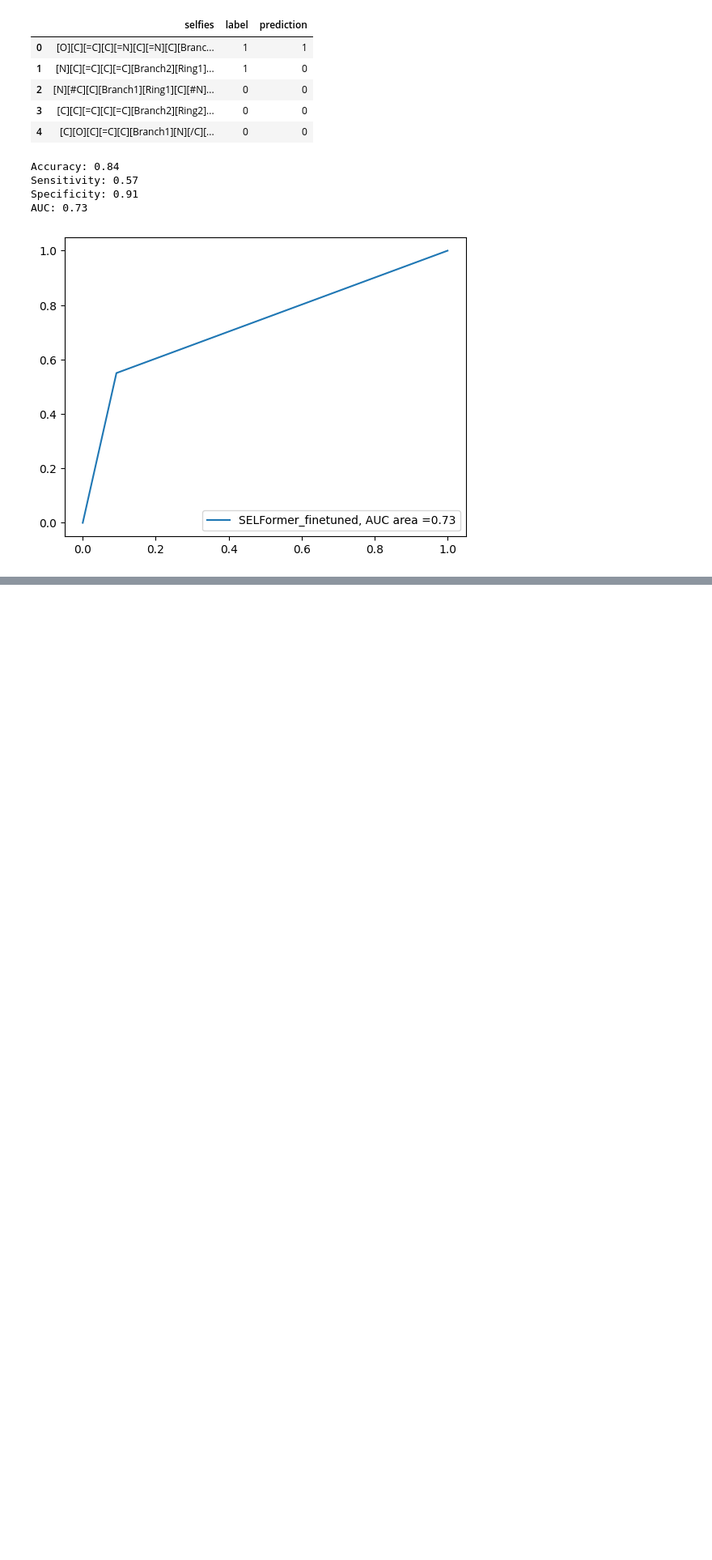
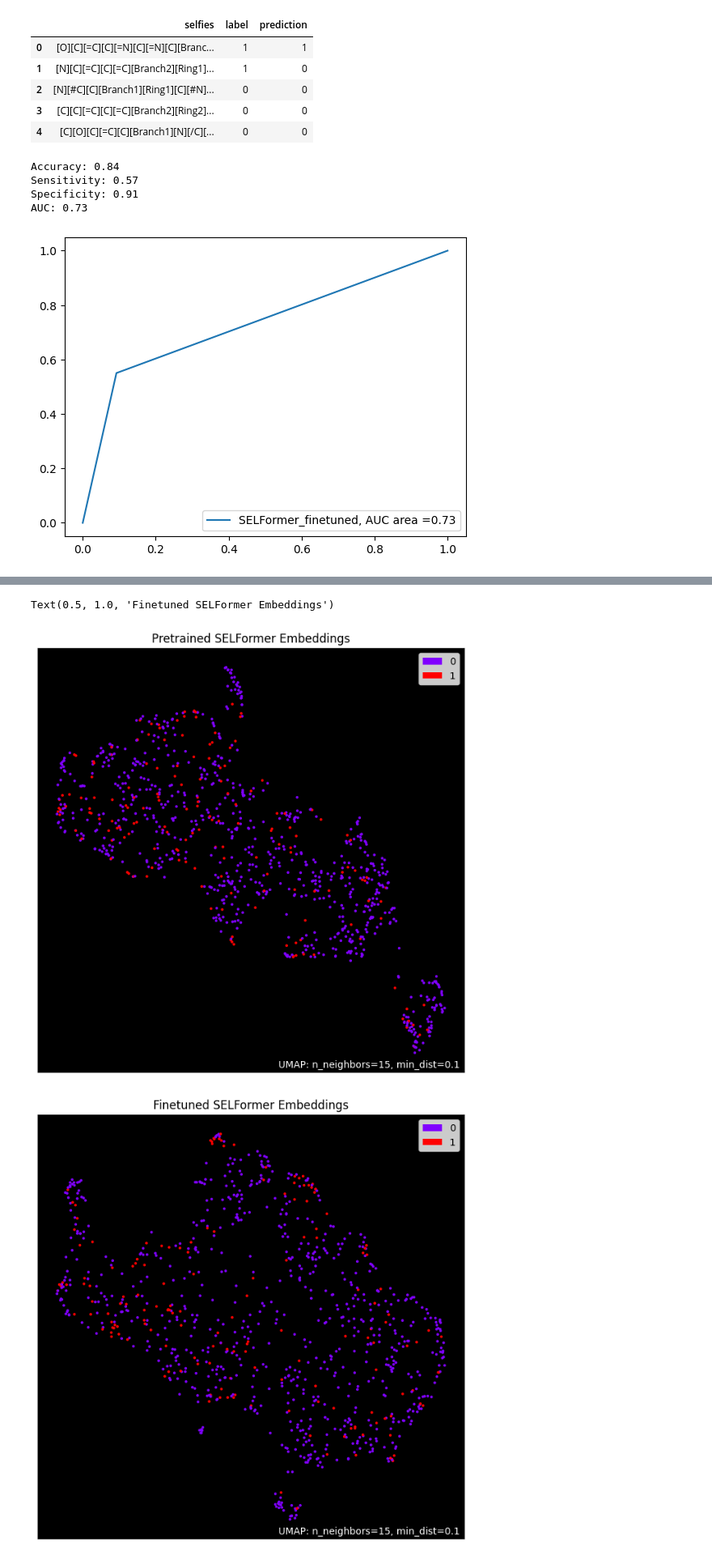
Before and after one commit to comp-med-research/pIC50_prediction, a Jupyter notebook: notebooks/SELFormer.ipynb, the cells around one changed output, grey strips where cells are left out. Shown at 81% size. Saved outputs shown, nothing was run; the diff lists cells and outputs as text; code cells hidden in the pictures; blank space fills up the shorter version.

Commit message:
added embedding analysis

```diff
--- a/notebooks/SELFormer.ipynb
+++ b/notebooks/SELFormer.ipynb
@@ -47,15 +48,15 @@ torch.manual_seed(SEED)
 #import train and test datasets with pretrained and finetuned embeddings
 train_pre = pd.read_csv("../models/SELFormer/data/EGFR_train_valid_embeddings.csv")
 train_ft = pd.read_csv("../models/SELFormer/data/EGFR_train_valid_embeddings_ft.csv")
-# test_pre = pd.read_csv("../models/SELFormer/data/EGFR_test_embeddings.csv")
-# test_ft = pd.read_csv("../models/SELFormer/data/EGFR_test_embeddings_ft.csv")
+test_pre = pd.read_csv("../models/SELFormer/data/EGFR_test_embeddings.csv")
+test_ft = pd.read_csv("../models/SELFormer/data/EGFR_test_embeddings_ft.csv")
 # %%
 
 #convert sequence embeddings to floats
 train_pre['sequence_embeddings'] = train_pre['sequence_embeddings'].apply(ast.literal_eval)
 train_ft['sequence_embeddings'] = train_ft['sequence_embeddings'].apply(ast.literal_eval)
-# test_pre['sequence_embeddings'] = test_pre['sequence_embeddings'].apply(ast.literal_eval)
-# test_ft['sequence_embeddings'] = test_ft['sequence_embeddings'].apply(ast.literal_eval)
+test_pre['sequence_embeddings'] = test_pre['sequence_embeddings'].apply(ast.literal_eval)
+test_ft['sequence_embeddings'] = test_ft['sequence_embeddings'].apply(ast.literal_eval)
 # %%
 train_pre.head()
 # %% [output]
@@ -272,0 +291,10 @@ plt.show()
+# %%
+#convert to numpy arrayrs
+embeddings_pre = test_pre["sequence_embeddings"].to_numpy()
+embeddings_ft = test_ft["sequence_embeddings"].to_numpy()
+embeddings_pre=np.array([np.array(xi) for xi in embeddings_pre])
+embeddings_ft=np.array([np.array(xi) for xi in embeddings_ft])
+# %%
+#convert to umap embeddings
+umap_embeddings_pre = umap.UMAP().fit(embeddings_pre)
+umap_embeddings_ft = umap.UMAP().fit(embeddings_ft)
@@ -272,0 +303,10 @@ plt.show()
+# %%
+#plot embeddings of predicted test labels for pretrained and finetuned foundation models
+umap_pre = umap.plot.points(umap_embeddings_pre, labels=test_pre.label,theme='fire')
+umap_pre.set_title("Pretrained SELFormer Embeddings")
+umap_ft = umap.plot.points(umap_embeddings_ft, labels=test_ft.label,theme='fire')
+umap_ft.set_title("Finetuned SELFormer Embeddings")
+# %% [output]
+Text(0.5, 1.0, 'Finetuned SELFormer Embeddings')
+[figure, added]
+[figure, added]
```
Also changed, not shown: parts of 4 cells of this notebook.
